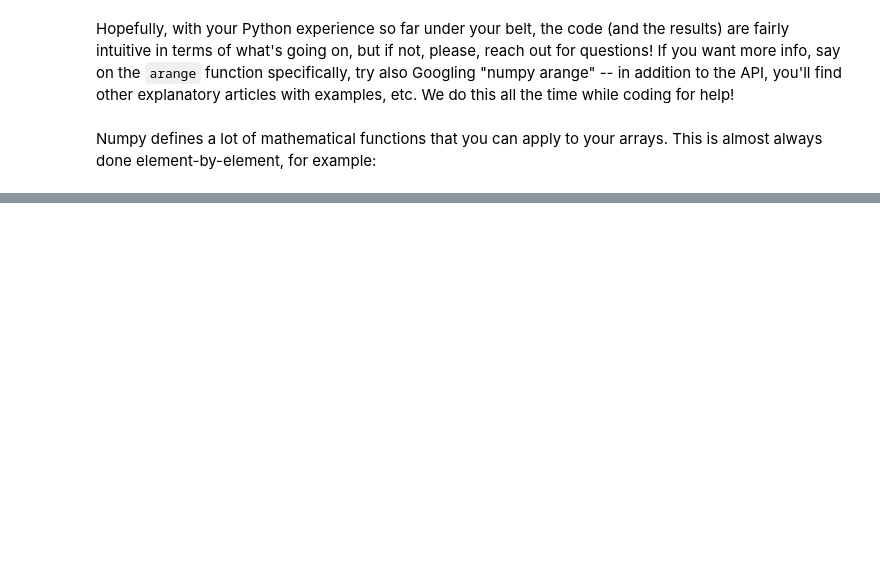
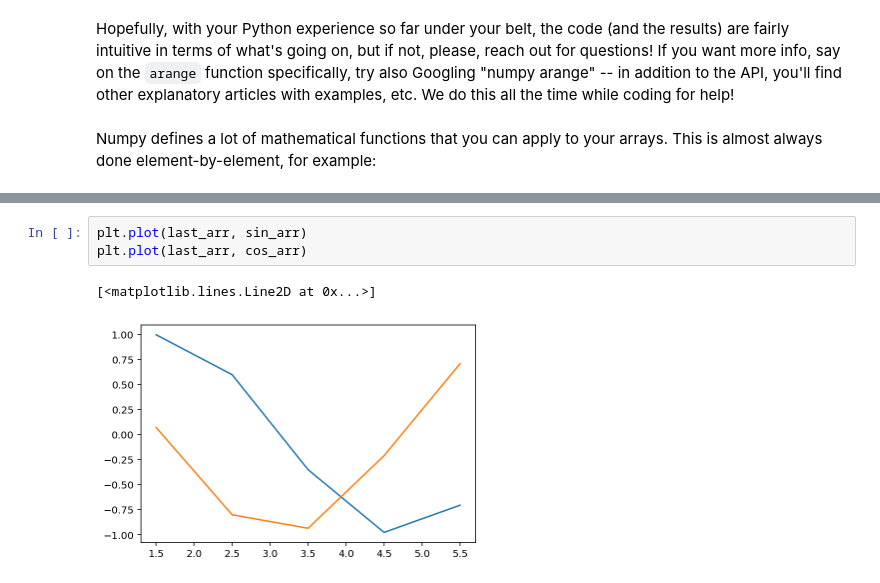
Before and after one commit to ttesileanu/nsbp-summer-2022, a Jupyter notebook: python_intro.ipynb, the cells around one changed output, grey strips where cells are left out. Cells and saved outputs as stored; diff of their text form; blank space fills up the shorter version.

Commit message:
Add Matplotlib intro

```diff
--- a/python_intro.ipynb
+++ b/python_intro.ipynb
@@ -896,0 +898,6 @@ And never forget: reach out to us with any question; we are here for you to lear
+# %%
+plt.plot(last_arr, sin_arr)
+plt.plot(last_arr, cos_arr)
+# %% [output]
+[<matplotlib.lines.Line2D at 0x...>]
+[figure, added]
```
Also changed, not shown: parts of 14 cells of this notebook.
